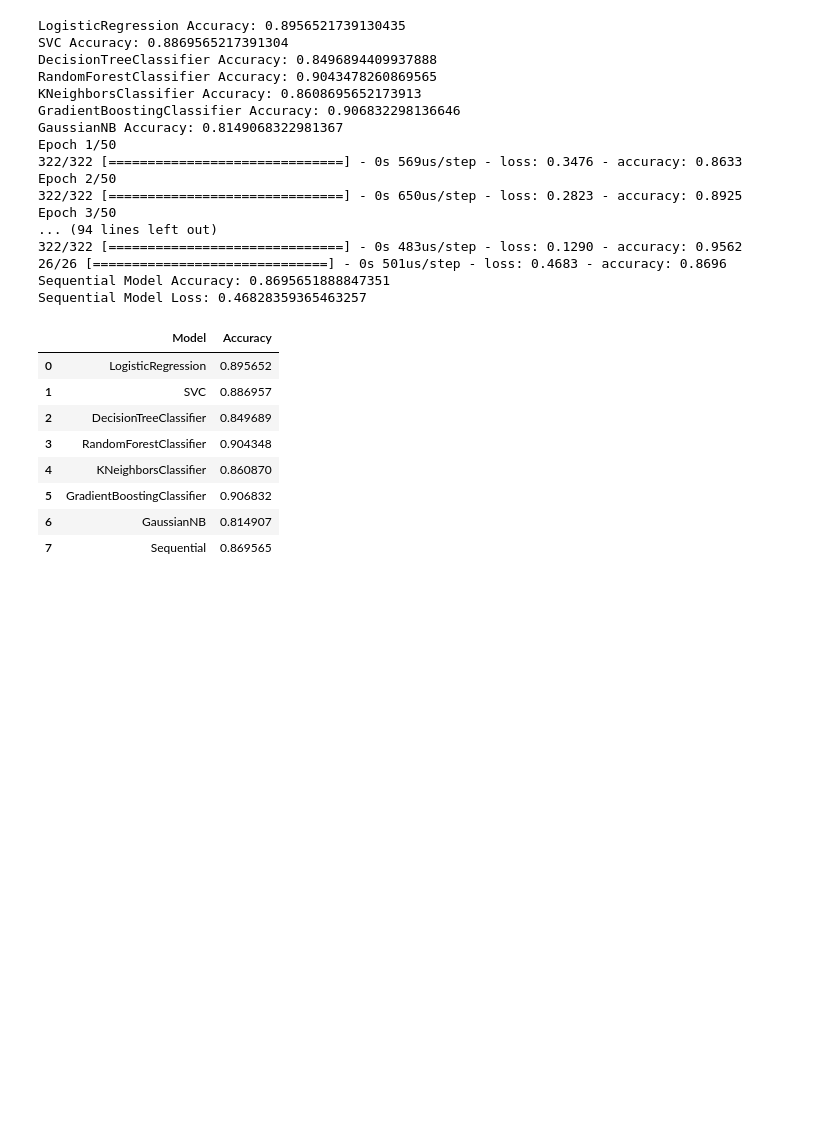
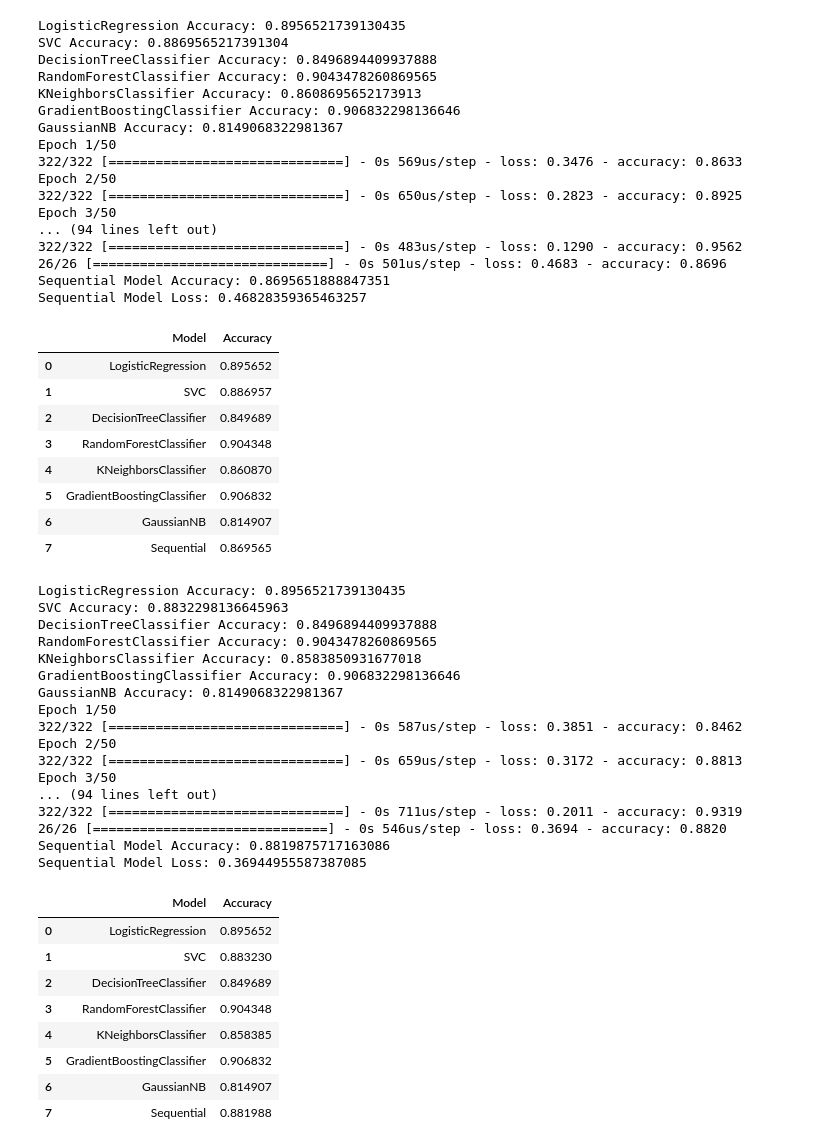
Before and after one commit to MaukanMir/Breast-Cancer-Classification-Part-Two, a Jupyter notebook: training.ipynb, the cells around one changed output. Saved outputs shown, nothing was run; the diff lists cells and outputs as text; code cells hidden in the pictures; blank space fills up the shorter version.

Commit message:
Added new models

```diff
--- a/training.ipynb
+++ b/training.ipynb
@@ -220,3 +220,42 @@ Sequential Model Loss: 0.46828359365463257
 | 5 | GradientBoostingClassifier | 0.906832 |
 | 6 | GaussianNB | 0.814907 |
 | 7 | Sequential | 0.869565 |
+# %%
+X, y = df.drop("Status", axis=1), df["Status"]
+
+
+X_train, X_test, y_train_encoded, y_test_encoded = train_test_split(X, y, test_size=0.2, random_state=42)
+
+scaler = MinMaxScaler()
+
+X_train_scaled, X_test_scaled = scaler.fit_transform(X_train), scaler.transform(X_test)
+
+models = run_all_models(X_train_scaled, X_test_scaled, y_train_encoded, y_test_encoded)
+models
+# %% [output]
+LogisticRegression Accuracy: 0.8956521739130435
+SVC Accuracy: 0.8832298136645963
+DecisionTreeClassifier Accuracy: 0.8496894409937888
+RandomForestClassifier Accuracy: 0.9043478260869565
+KNeighborsClassifier Accuracy: 0.8583850931677018
+GradientBoostingClassifier Accuracy: 0.906832298136646
+GaussianNB Accuracy: 0.8149068322981367
+Epoch 1/50
+322/322 [==============================] - 0s 587us/step - loss: 0.3851 - accuracy: 0.8462
+Epoch 2/50
+322/322 [==============================] - 0s 659us/step - loss: 0.3172 - accuracy: 0.8813
+Epoch 3/50
+... (94 lines left out)
+322/322 [==============================] - 0s 711us/step - loss: 0.2011 - accuracy: 0.9319
+26/26 [==============================] - 0s 546us/step - loss: 0.3694 - accuracy: 0.8820
+Sequential Model Accuracy: 0.8819875717163086
+Sequential Model Loss: 0.36944955587387085
+|  | Model | Accuracy |
+| 0 | LogisticRegression | 0.895652 |
+| 1 | SVC | 0.883230 |
+| 2 | DecisionTreeClassifier | 0.849689 |
+| 3 | RandomForestClassifier | 0.904348 |
+| 4 | KNeighborsClassifier | 0.858385 |
+| 5 | GradientBoostingClassifier | 0.906832 |
+| 6 | GaussianNB | 0.814907 |
+| 7 | Sequential | 0.881988 |
```
